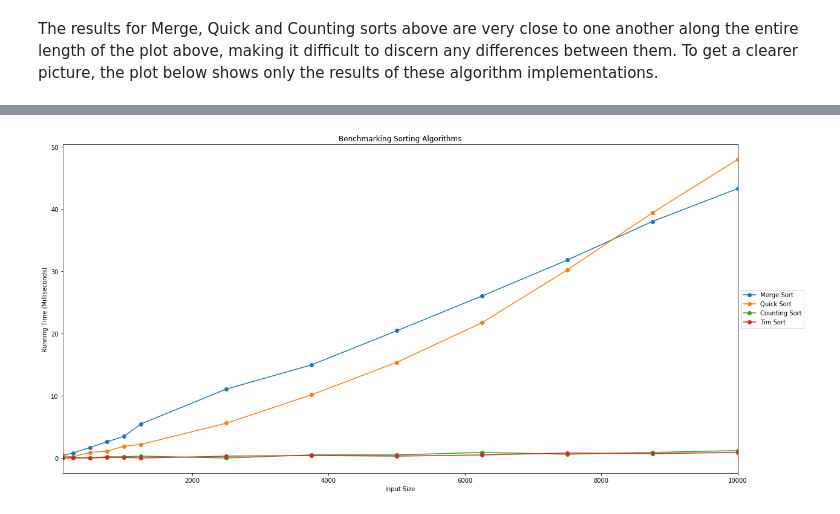
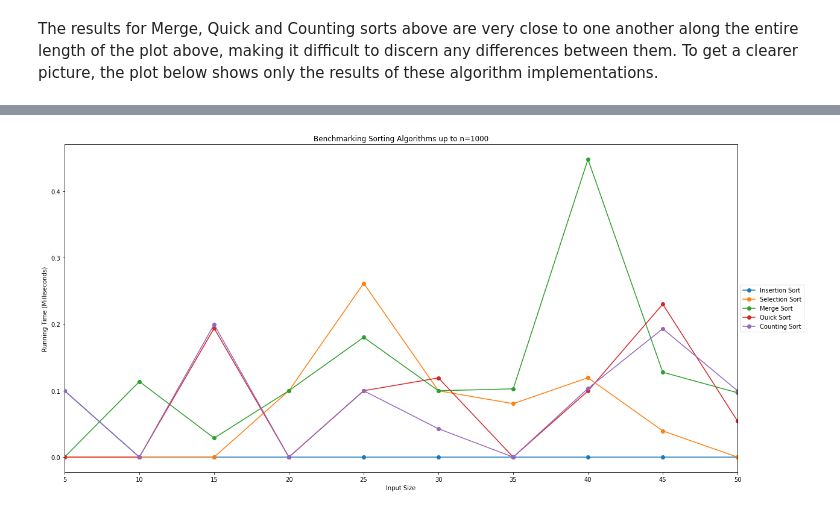
Before and after one commit to jennifer-ryan/benchmarking-sorting-algorithms, a Jupyter notebook: Benchmarking Sorting Algorithms.ipynb, the cells around one changed output, grey strips where cells are left out. Drawn from its saved outputs; the diff is of its cells as text; code cells hidden in the pictures.

Commit message:
Updated code added (inc sorted, reversed and small input arrays)

```diff
--- a/Benchmarking Sorting Algorithms.ipynb
+++ b/Benchmarking Sorting Algorithms.ipynb
@@ -273,8 +240,10 @@ def average_time(sort):
 # %%
-all_algorithms = [selection_sort, insertion_sort, merge_sort, quick_sort, counting_sort]
+def all_averages():
 
-all_averages = []
+    averages = []
 
-for a in all_algorithms:
-    result = average_time(a)
-    all_averages.append(result)
+    for a in all_algorithms:
+        result = average_time(a)
+        averages.append(result)
+
+    return averages
@@ -316,5 +292,7 @@ plt.show()
 
 tim_result = average_time(sorted)
 
-all_averages.append(tim_result)
+averages.append(tim_result)
+
+print(averages)
 # %% [output]
@@ -336,7 +398,10 @@ all_averages.append(tim_result)
+# %%
+arrays = all_arrays(n_size)
+
+small_averages = all_averages()
 # %%
+algorithms = ['Insertion Sort', 'Selection Sort', 'Merge Sort', 'Quick Sort', 'Counting Sort']
 
-algorithms = ['Insertion Sort', 'Selection Sort', 'Merge Sort', 'Quick Sort', 'Counting Sort', 'Tim Sort']
-
-df2 = pd.DataFrame(all_averages, columns=n_size, index=algorithms)
-df2.round(3)
+df3 = pd.DataFrame(small_averages, columns=n_size, index=algorithms)
+df3
 # %% [output]
@@ -350,9 +414,8 @@ df2.round(3)
 # %%
-# Left out Insertion and Selection as can't see the differences between the others
-plot = df2.iloc[2:6].T.plot(title="Benchmarking Sorting Algorithms", figsize=(20, 10), style='-o')
+plot = df3.iloc[:].T.plot(title="Benchmarking Sorting Algorithms up to n=1000", figsize=(20, 10), style='-o')
 plot.set(xlabel="Input Size", ylabel="Running Time (Milliseconds)")
 plt.legend(loc='center left', bbox_to_anchor=(1, 0.5))
 #plt.xticks(n_size)
 plt.show()
 # %% [output]
-[figure, old version]
+[figure, new version]
```
Also changed, not shown: parts of 36 cells of this notebook.
